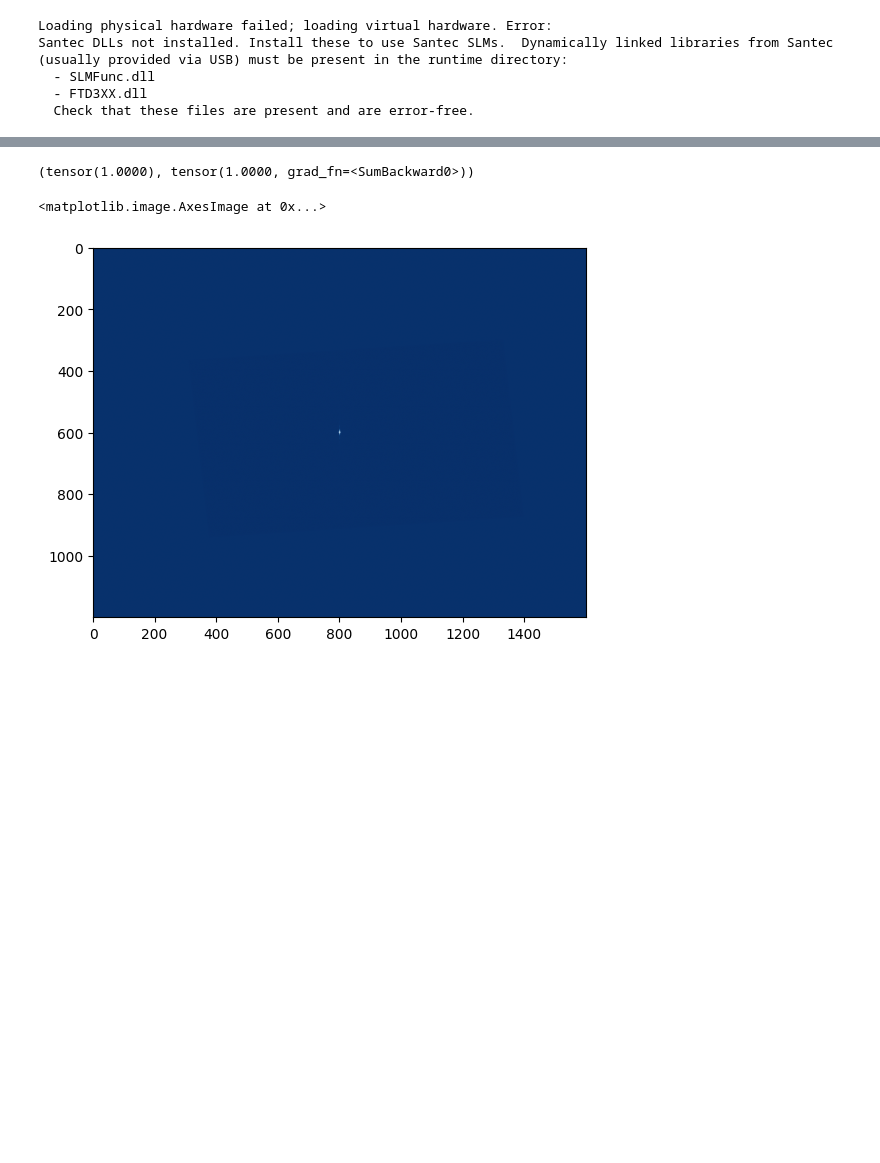
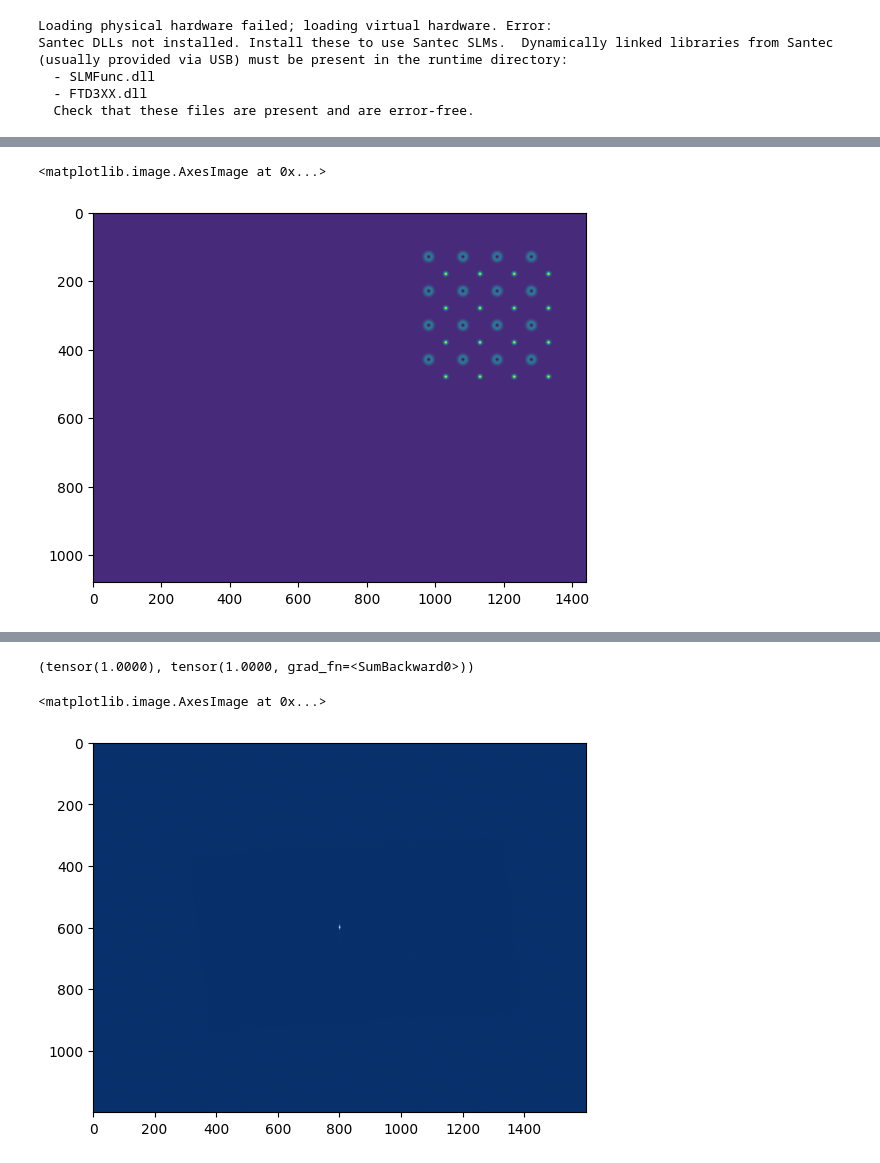
Before and after one commit to MattBae/Holography, a Jupyter notebook: notebooks/gradient.ipynb, the cells around one changed output, grey strips where cells are left out. Saved outputs shown, nothing was run; the diff lists cells and outputs as text; code cells hidden in the pictures; blank space fills up the shorter version.

```diff
--- a/notebooks/gradient.ipynb
+++ b/notebooks/gradient.ipynb
@@ -71,3 +106,27 @@ Santec DLLs not installed. Install these to use Santec SLMs.  Dynamically linked
+# %%
+target_shape = fs.cam.shape
+j,i = np.meshgrid(np.arange(target_shape[0]), np.arange(target_shape[1]), indexing='ij')
+
+centrex = 1180
+centrey = 230
+n_spots = 5
+r = 50
+n = 4
+rad = 100
+bb_locations = np.array([[centrex+(i-2)*rad ,centrey + (j-1)*rad] for i in range(n) for j in range(n)]).T
+spot_locations = np.array([[centrex+(i-2)*rad + 50,centrey + (j-1)*rad + 50] for i in range(n) for j in range(n)]).T
+target = np.zeros(target_shape)
+for spot_location in spot_locations.T:
+    xc, yc = spot_location
+    target = target + g(i,j,52.23977353,5.47581198,xc, yc)
+for bb_location in bb_locations.T:
+    xc, yc = bb_location
+    target = target + bb(i,j,1.30590871e+04,1.30660485e+04,8.56061191e+00,8.54272142e+00,xc,yc)
+# %%
+plt.imshow(target)
+# %% [output]
+<matplotlib.image.AxesImage at 0x...>
+[figure, added]
 # %%
 from numpy import dtype
 
```
Also changed, not shown: parts of 43 cells of this notebook, 6 other files.
